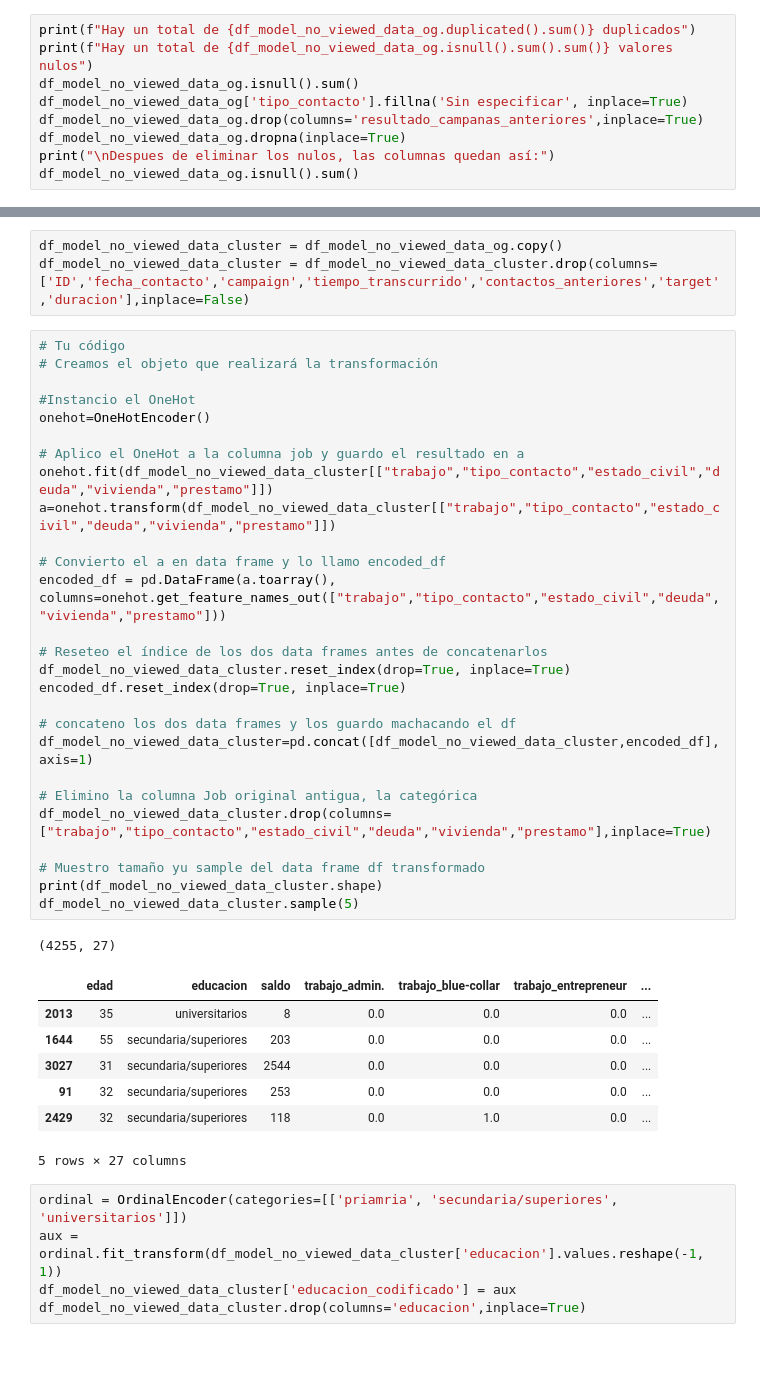
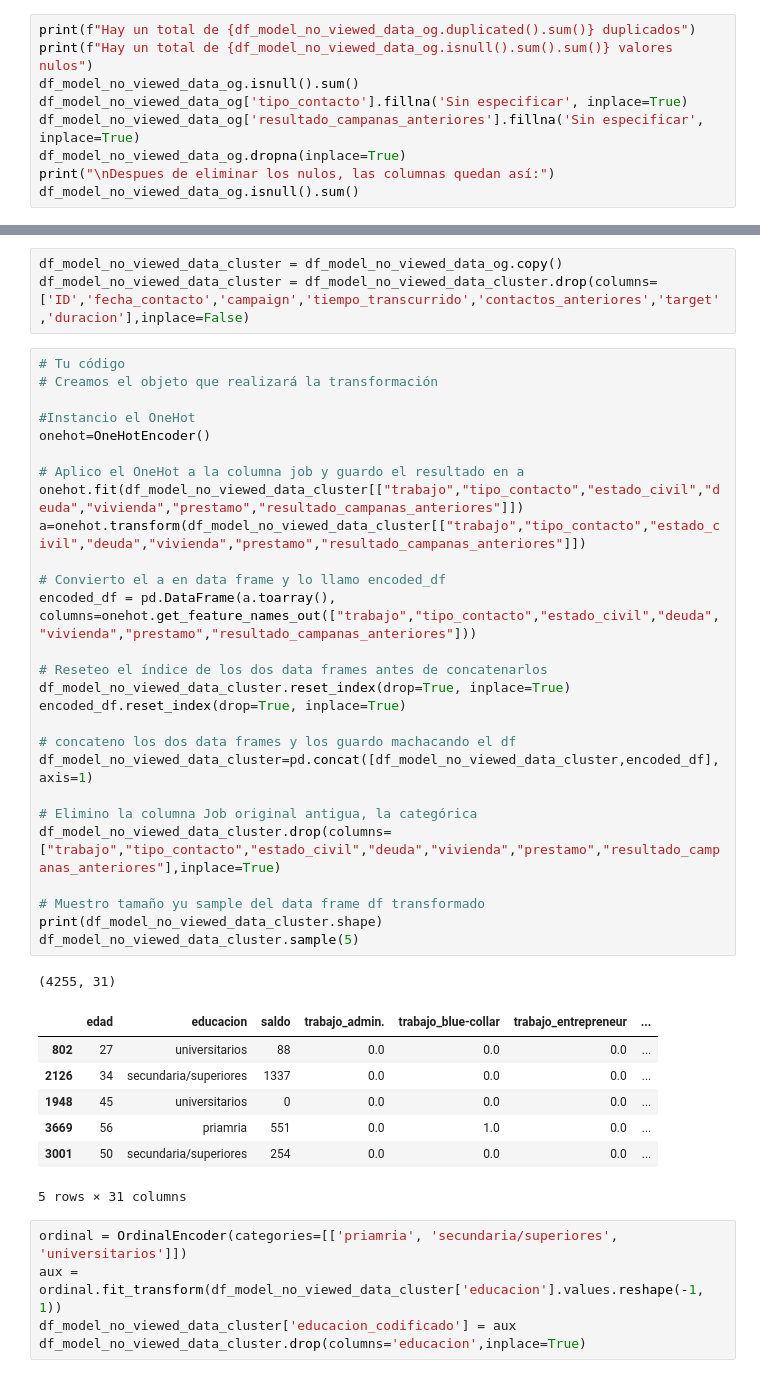
Before and after one commit to erxgli/Amacor_contexto_bancario, a Jupyter notebook: Caso_Práctico_3.ipynb, the cells around one changed output, grey strips where cells are left out. Cells and saved outputs as stored; diff of their text form.

```diff
--- a/Caso_Práctico_3.ipynb
+++ b/Caso_Práctico_3.ipynb
@@ -197,7 +220,7 @@ print(f"Hay un total de {df_model_no_viewed_data_og.duplicated().sum()} duplicad
 print(f"Hay un total de {df_model_no_viewed_data_og.isnull().sum().sum()} valores nulos")
 df_model_no_viewed_data_og.isnull().sum()
 df_model_no_viewed_data_og['tipo_contacto'].fillna('Sin especificar', inplace=True)
-df_model_no_viewed_data_og.drop(columns='resultado_campanas_anteriores',inplace=True)
+df_model_no_viewed_data_og['resultado_campanas_anteriores'].fillna('Sin especificar', inplace=True)
 df_model_no_viewed_data_og.dropna(inplace=True)
 print("\nDespues de eliminar los nulos, las columnas quedan así:")
 df_model_no_viewed_data_og.isnull().sum()
@@ -229,39 +253,39 @@ df_model_no_viewed_data_cluster = df_model_no_viewed_data_cluster.drop(columns=[
 # %%
 # Tu código
 # Creamos el objeto que realizará la transformación
 
 #Instancio el OneHot
 onehot=OneHotEncoder()
 
 # Aplico el OneHot a la columna job y guardo el resultado en a
-onehot.fit(df_model_no_viewed_data_cluster[["trabajo","tipo_contacto","estado_civil","deuda","vivienda","prestamo"]])
-a=onehot.transform(df_model_no_viewed_data_cluster[["trabajo","tipo_contacto","estado_civil","deuda","vivienda","prestamo"]])
+onehot.fit(df_model_no_viewed_data_cluster[["trabajo","tipo_contacto","estado_civil","deuda","vivienda","prestamo","resultado_campanas_anteriores"]])
+a=onehot.transform(df_model_no_viewed_data_cluster[["trabajo","tipo_contacto","estado_civil","deuda","vivienda","prestamo","resultado_campanas_anteriores"]])
 
 # Convierto el a en data frame y lo llamo encoded_df
-encoded_df = pd.DataFrame(a.toarray(), columns=onehot.get_feature_names_out(["trabajo","tipo_contacto","estado_civil","deuda","vivienda","prestamo"]))
+encoded_df = pd.DataFrame(a.toarray(), columns=onehot.get_feature_names_out(["trabajo","tipo_contacto","estado_civil","deuda","vivienda","prestamo","resultado_campanas_anteriores"]))
 
 # Reseteo el índice de los dos data frames antes de concatenarlos
 df_model_no_viewed_data_cluster.reset_index(drop=True, inplace=True)
 encoded_df.reset_index(drop=True, inplace=True)
 
 # concateno los dos data frames y los guardo machacando el df
 df_model_no_viewed_data_cluster=pd.concat([df_model_no_viewed_data_cluster,encoded_df],axis=1)
 
 # Elimino la columna Job original antigua, la categórica
-df_model_no_viewed_data_cluster.drop(columns=["trabajo","tipo_contacto","estado_civil","deuda","vivienda","prestamo"],inplace=True)
+df_model_no_viewed_data_cluster.drop(columns=["trabajo","tipo_contacto","estado_civil","deuda","vivienda","prestamo","resultado_campanas_anteriores"],inplace=True)
 
 # Muestro tamaño yu sample del data frame df transformado
 print(df_model_no_viewed_data_cluster.shape)
 df_model_no_viewed_data_cluster.sample(5)
 # %% [output]
-(4255, 27)
+(4255, 31)
 |  | edad | educacion | saldo | trabajo_admin. | trabajo_blue-collar | trabajo_entrepreneur | ... |
-| 2013 | 35 | universitarios | 8 | 0.0 | 0.0 | 0.0 | ... |
-| 1644 | 55 | secundaria/superiores | 203 | 0.0 | 0.0 | 0.0 | ... |
-| 3027 | 31 | secundaria/superiores | 2544 | 0.0 | 0.0 | 0.0 | ... |
-| 91 | 32 | secundaria/superiores | 253 | 0.0 | 0.0 | 0.0 | ... |
-| 2429 | 32 | secundaria/superiores | 118 | 0.0 | 1.0 | 0.0 | ... |
+| 802 | 27 | universitarios | 88 | 0.0 | 0.0 | 0.0 | ... |
+| 2126 | 34 | secundaria/superiores | 1337 | 0.0 | 0.0 | 0.0 | ... |
+| 1948 | 45 | universitarios | 0 | 0.0 | 0.0 | 0.0 | ... |
+| 3669 | 56 | priamria | 551 | 0.0 | 1.0 | 0.0 | ... |
+| 3001 | 50 | secundaria/superiores | 254 | 0.0 | 0.0 | 0.0 | ... |
-5 rows × 27 columns
+5 rows × 31 columns
 # %%
 ordinal = OrdinalEncoder(categories=[['priamria', 'secundaria/superiores', 'universitarios']])
 aux = ordinal.fit_transform(df_model_no_viewed_data_cluster['educacion'].values.reshape(-1, 1))
```
Also changed, not shown: parts of 23 cells of this notebook.
